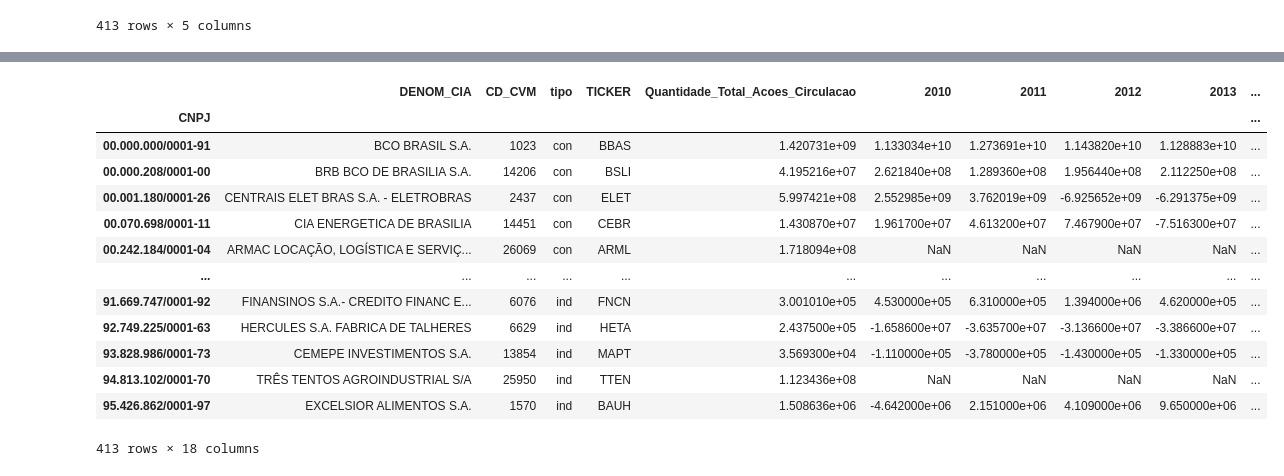
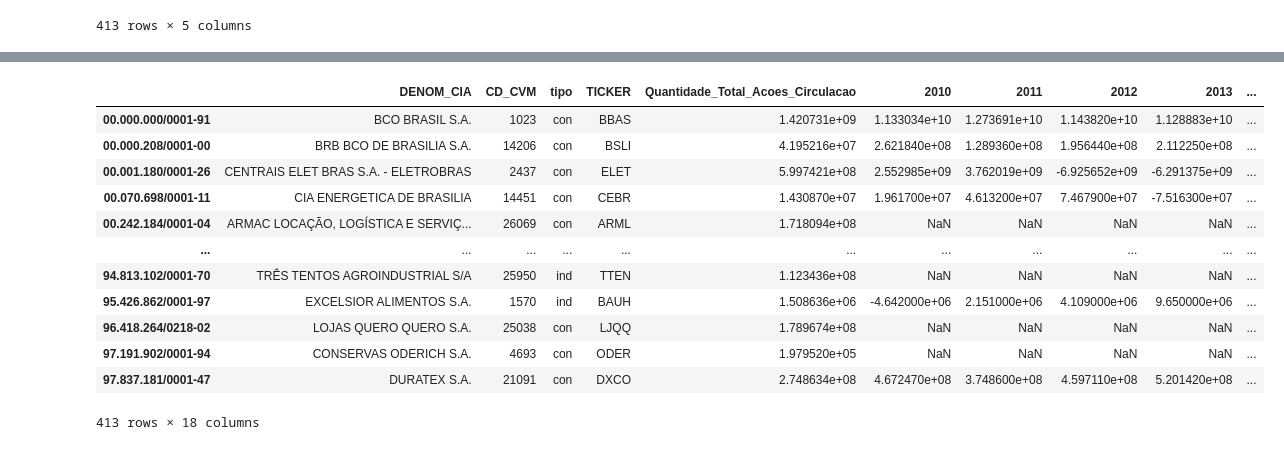
Before and after one commit to ggarmatter/Extrai-dados-CVM, a Jupyter notebook: filtro acoes.ipynb, the cells around one changed output, grey strips where cells are left out. Drawn from its saved outputs; the diff is of its cells as text; code cells hidden in the pictures.

Commit message:
lucros agora puxando para todas as empresas com o trimestral. faturamento só com base no último resultado anual

```diff
--- a/filtro acoes.ipynb
+++ b/filtro acoes.ipynb
@@ -728,20 +583,19 @@ dre
 # %%
-lista_empresas = Coloca_lucro(lista_empresas)
+lista_empresas = Coloca_lucro(lista_empresas, dropa_tri=True)
 lista_empresas
 # %% [output]
 |  | DENOM_CIA | CD_CVM | tipo | TICKER | Quantidade_Total_Acoes_Circulacao | 2010 | 2011 | 2012 | 2013 | ... |
-| CNPJ |  |  |  |  |  |  |  |  |  | ... |
 | 00.000.000/0001-91 | BCO BRASIL S.A. | 1023 | con | BBAS | 1.420731e+09 | 1.133034e+10 | 1.273691e+10 | 1.143820e+10 | 1.128883e+10 | ... |
 | 00.000.208/0001-00 | BRB BCO DE BRASILIA S.A. | 14206 | con | BSLI | 4.195216e+07 | 2.621840e+08 | 1.289360e+08 | 1.956440e+08 | 2.112250e+08 | ... |
 | 00.001.180/0001-26 | CENTRAIS ELET BRAS S.A. - ELETROBRAS | 2437 | con | ELET | 5.997421e+08 | 2.552985e+09 | 3.762019e+09 | -6.925652e+09 | -6.291375e+09 | ... |
 | 00.070.698/0001-11 | CIA ENERGETICA DE BRASILIA | 14451 | con | CEBR | 1.430870e+07 | 1.961700e+07 | 4.613200e+07 | 7.467900e+07 | -7.516300e+07 | ... |
 | 00.242.184/0001-04 | ARMAC LOCAÇÃO, LOGÍSTICA E SERVIÇ... | 26069 | con | ARML | 1.718094e+08 | NaN | NaN | NaN | NaN | ... |
 | ... | ... | ... | ... | ... | ... | ... | ... | ... | ... | ... |
-| 91.669.747/0001-92 | FINANSINOS S.A.- CREDITO FINANC E... | 6076 | ind | FNCN | 3.001010e+05 | 4.530000e+05 | 6.310000e+05 | 1.394000e+06 | 4.620000e+05 | ... |
-| 92.749.225/0001-63 | HERCULES S.A. FABRICA DE TALHERES | 6629 | ind | HETA | 2.437500e+05 | -1.658600e+07 | -3.635700e+07 | -3.136600e+07 | -3.386600e+07 | ... |
-| 93.828.986/0001-73 | CEMEPE INVESTIMENTOS S.A. | 13854 | ind | MAPT | 3.569300e+04 | -1.110000e+05 | -3.780000e+05 | -1.430000e+05 | -1.330000e+05 | ... |
 | 94.813.102/0001-70 | TRÊS TENTOS AGROINDUSTRIAL S/A | 25950 | ind | TTEN | 1.123436e+08 | NaN | NaN | NaN | NaN | ... |
 | 95.426.862/0001-97 | EXCELSIOR ALIMENTOS S.A. | 1570 | ind | BAUH | 1.508636e+06 | -4.642000e+06 | 2.151000e+06 | 4.109000e+06 | 9.650000e+06 | ... |
+| 96.418.264/0218-02 | LOJAS QUERO QUERO S.A. | 25038 | con | LJQQ | 1.789674e+08 | NaN | NaN | NaN | NaN | ... |
+| 97.191.902/0001-94 | CONSERVAS ODERICH S.A. | 4693 | con | ODER | 1.979520e+05 | NaN | NaN | NaN | NaN | ... |
+| 97.837.181/0001-47 | DURATEX S.A. | 21091 | con | DXCO | 2.748634e+08 | 4.672470e+08 | 3.748600e+08 | 4.597110e+08 | 5.201420e+08 | ... |
 413 rows × 18 columns
 # %%
 # coloca os indicadores  na lista
```
Also changed, not shown: parts of 10 cells of this notebook.
